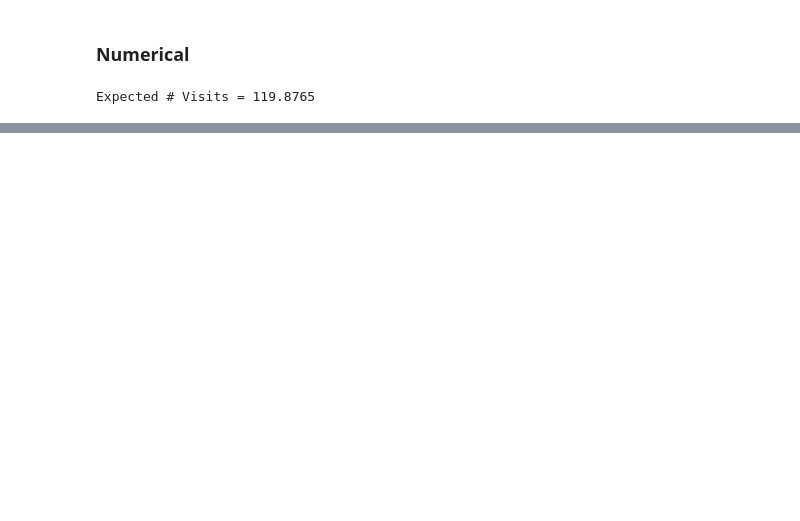
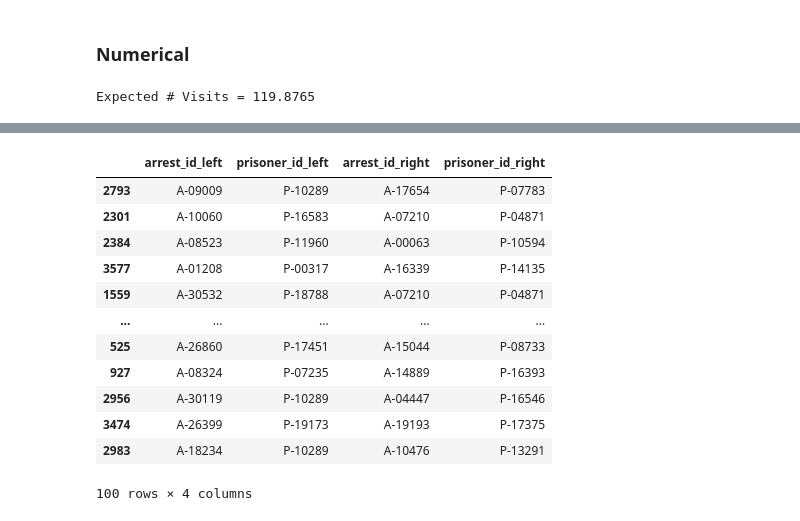
Before and after one commit to m-gaster/UChicago-Problem-Set, a Jupyter notebook: Problem Set 1.ipynb, the cells around one changed output, grey strips where cells are left out. Drawn from its saved outputs; the diff is of its cells as text; code cells hidden in the pictures; blank space fills up the shorter version.

```diff
--- a/Problem Set 1.ipynb
+++ b/Problem Set 1.ipynb
@@ -209,0 +417,28 @@ Limitations to the model:
+# %%
+# %%timeit
+# method B: cross-join all arrests
+arrest_pairs_b = (
+    pd.merge(
+        arrest_data[arrest_data["release_flag"] == 0][["arrest_id", "prisoner_id", "race", "sex"]].head(100),
+        arrest_data[arrest_data["release_flag"] == 1][["arrest_id", "prisoner_id", "race", "sex"]].head(100),
+        on=["race", "sex"],
+        suffixes=["_left", "_right"],
+    )
+    .drop(["race", "sex"], axis=1)
+    .sample(n=100)
+)
+arrest_pairs_b
+# %% [output]
+|  | arrest_id_left | prisoner_id_left | arrest_id_right | prisoner_id_right |
+| 2793 | A-09009 | P-10289 | A-17654 | P-07783 |
+| 2301 | A-10060 | P-16583 | A-07210 | P-04871 |
+| 2384 | A-08523 | P-11960 | A-00063 | P-10594 |
+| 3577 | A-01208 | P-00317 | A-16339 | P-14135 |
+| 1559 | A-30532 | P-18788 | A-07210 | P-04871 |
+| ... | ... | ... | ... | ... |
+| 525 | A-26860 | P-17451 | A-15044 | P-08733 |
+| 927 | A-08324 | P-07235 | A-14889 | P-16393 |
+| 2956 | A-30119 | P-10289 | A-04447 | P-16546 |
+| 3474 | A-26399 | P-19173 | A-19193 | P-17375 |
+| 2983 | A-18234 | P-10289 | A-10476 | P-13291 |
+100 rows × 4 columns
```
Also changed, not shown: parts of 40 cells of this notebook, 4 other files.
